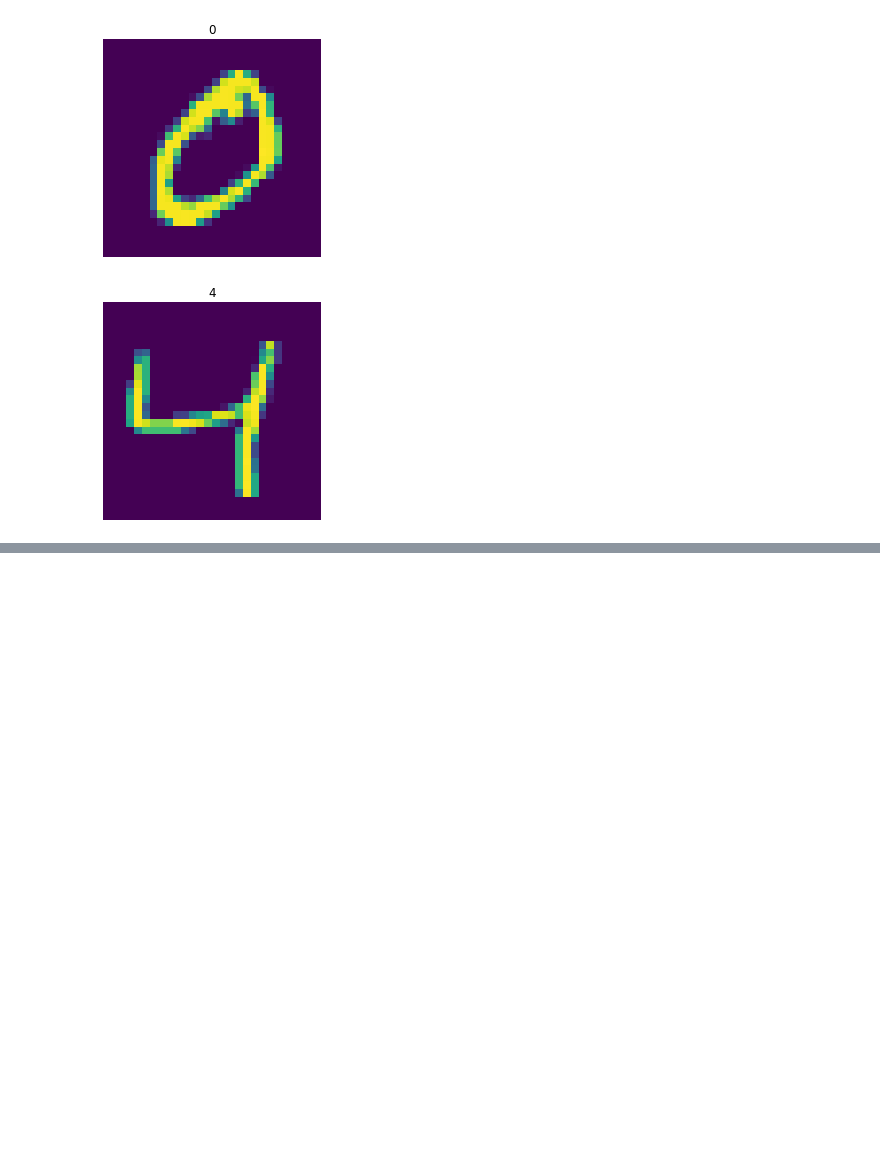
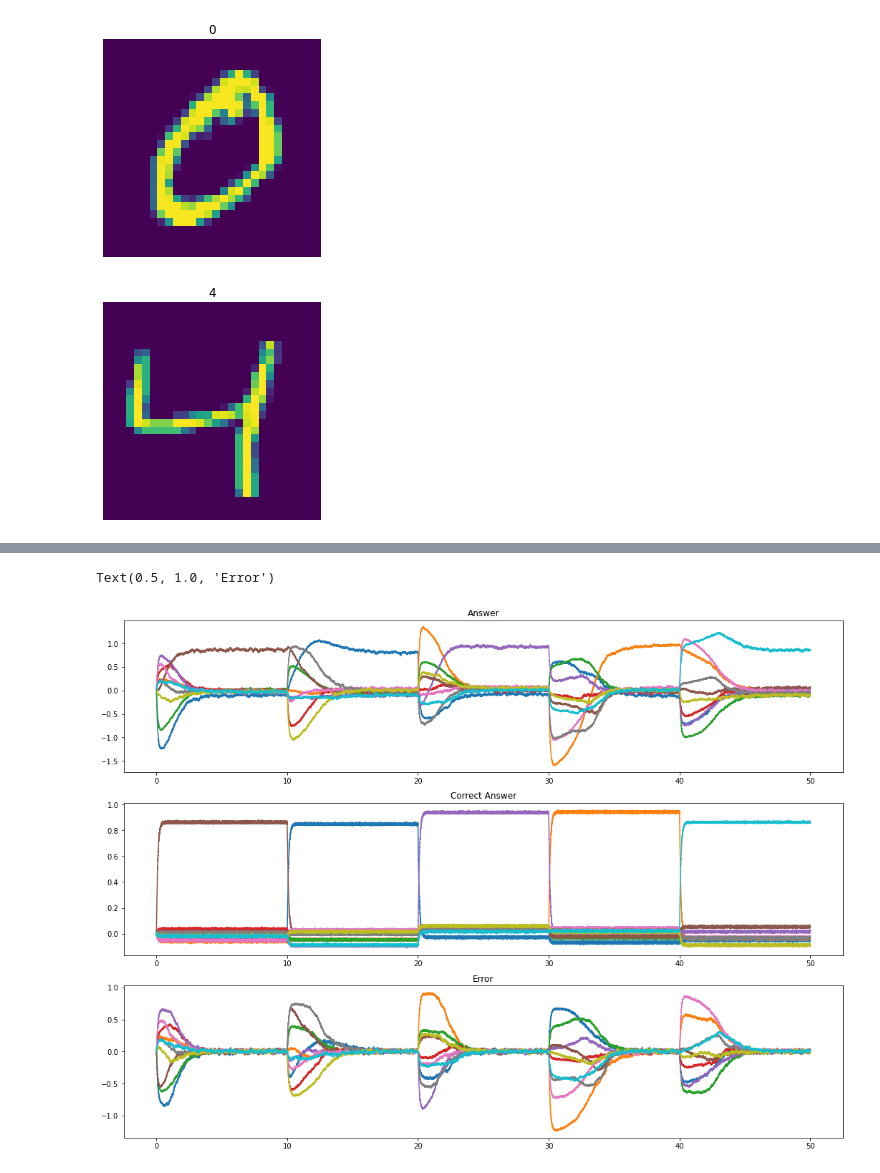
Before and after one commit to MrBananaHuman/ModuDeepNeuroscienceLab, a Jupyter notebook: 13_Nengo_PES_MNIST.ipynb, the cells around one changed output, grey strips where cells are left out. Saved outputs shown, nothing was run; the diff lists cells and outputs as text; code cells hidden in the pictures; blank space fills up the shorter version.

```diff
--- a/13_Nengo_PES_MNIST.ipynb
+++ b/13_Nengo_PES_MNIST.ipynb
@@ -136,0 +144,4 @@ Text(0.5, 1.0, 'Error')
+# %%
+sim = nengo.Simulator(model)
+sim.run(50)
+t = sim.trange()
@@ -136,0 +151,16 @@ Text(0.5, 1.0, 'Error')
+# %%
+fig = plt.figure(figsize=(18,18))
+p1 = fig.add_subplot(4,1,1)
+p1.plot(t, sim.data[answer_p])
+p1.set_title("Answer")
+
+p2 = fig.add_subplot(4,1,2)
+p2.plot(t, sim.data[correct_answer_p])
+p2.set_title("Correct Answer")
+
+p3 = fig.add_subplot(4,1,3)
+p3.plot(t, sim.data[error_p])
+p3.set_title("Error")
+# %% [output]
+Text(0.5, 1.0, 'Error')
+[figure, added]
```
Also changed, not shown: parts of 7 cells of this notebook.
